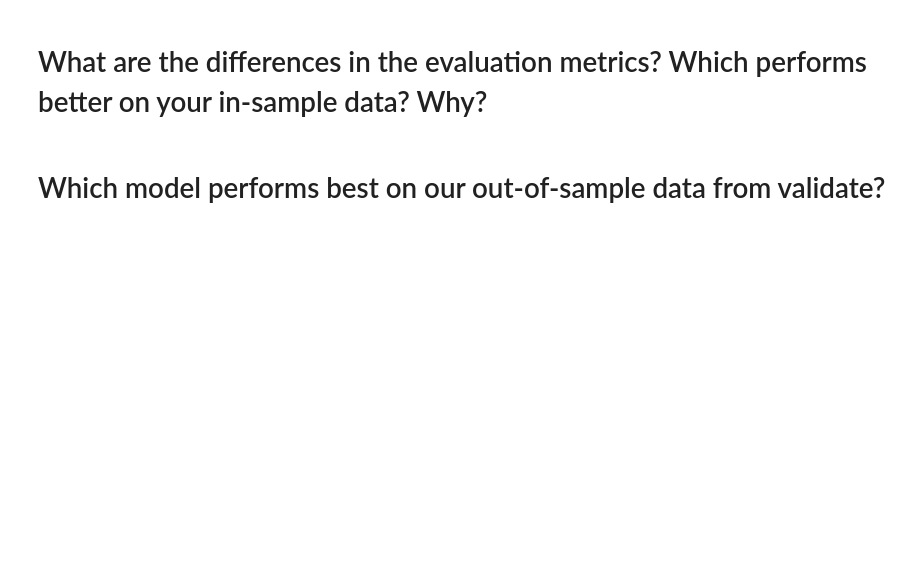
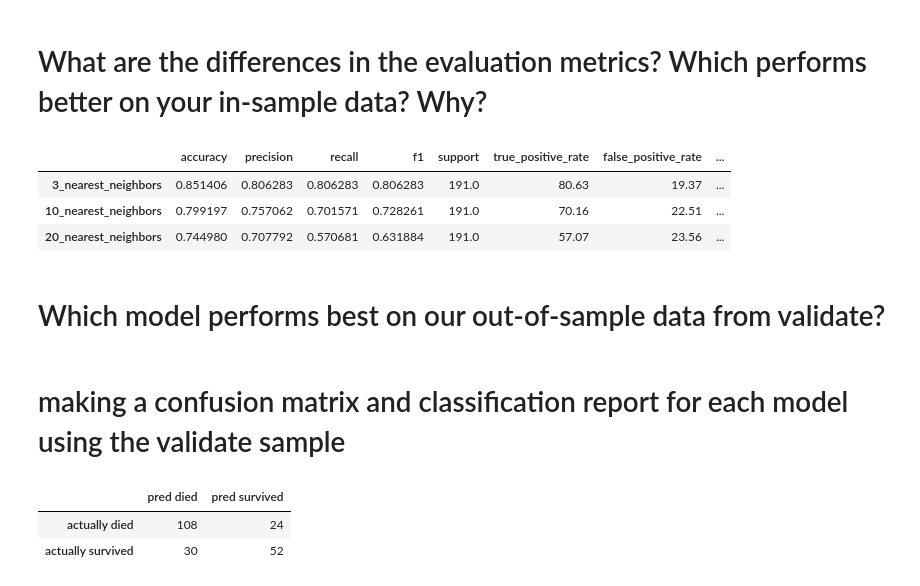
Before and after one commit to Andy-Jensen/classification-exercises, a Jupyter notebook: knn_model.ipynb, the cells around one changed output. Cells and saved outputs as stored; diff of their text form; code cells hidden in the pictures; blank space fills up the shorter version.

```diff
--- a/knn_model.ipynb
+++ b/knn_model.ipynb
@@ -167,0 +273,5 @@ False negative rate is 12.1%
+# %%
+#making a dataframe using the classification report
+traindf20 = pd.DataFrame(classification_report(y_train, y_pred20, output_dict=True,
+                                   target_names=['died', 'survived']))
+traindf20
@@ -167,0 +284,29 @@ False negative rate is 12.1%
+# %%
+#assigning data results to variables
+
+accuracy20= traindf20.iloc[1:]['accuracy'][0]
+precision20= traindf20.iloc[0:2]['survived'][0]
+recall20= traindf20.iloc[1:2]['survived'][0]
+f120= traindf20.iloc[2:3]['survived'][0]
+support20= traindf20.iloc[3:4]['survived'][0]
+tn20, fp20, fn20, tp20= confusion_matrix(y_train, y_pred20).ravel()
+neg20= tn20+fp20
+pos20= fn20+tp20
+
+
+tpr20=(tp20/pos20).round(4)*100
+fpr20=(fp20/pos20).round(4)*100
+tnr20=(tn20/neg20).round(3)*100
+fnr20=(fn20/neg20).round(3)*100
+
+#printing results using vairables
+
+print(f'Accuracy is {accuracy20.round(4)*100}%')
+print(f'Precision is {precision20.round(4)*100}%')
+print(f'Recall is {recall20.round(4)*100}%')
+print(f'F1-score is {f120.round(3)*100}%')
+print(f'Support is {support20}')
+print(f'True positive rate is {(tp20/pos20).round(4)*100}%')
+print(f'False positive rate is {(fp20/pos20).round(4)*100}%')
+print(f'True negative rate is {(tn20/neg20).round(3)*100}%')
+print(f'False negative rate is {(fn20/neg20).round(1)*100}%')
@@ -168,2 +323,18 @@ False negative rate is 12.1%
 # %% [markdown]
 # What are the differences in the evaluation metrics? Which performs better on your in-sample data? Why?
+# %%
+pd.DataFrame({'accuracy': [accuracy, accuracy10, accuracy20],
+              'precision': [precision, precision10, precision20],
+             'recall': [recall, recall10, recall20],
+             'f1': [f1, f110, f120],
+             'support': [support, support10, support20],
+             'true_positive_rate': [tpr, tpr10, tpr20],
+             'false_positive_rate': [fpr, fpr10, fpr20],
+             'true_negative_rate': [tnr, tnr10, tnr20],
+             'false_negaive_rate': [fnr, fnr10, fnr20]},
+            index = ['3_nearest_neighbors', '10_nearest_neighbors', '20_nearest_neighbors'])
+# %% [output]
+|  | accuracy | precision | recall | f1 | support | true_positive_rate | false_positive_rate | ... |
+| 3_nearest_neighbors | 0.851406 | 0.806283 | 0.806283 | 0.806283 | 191.0 | 80.63 | 19.37 | ... |
+| 10_nearest_neighbors | 0.799197 | 0.757062 | 0.701571 | 0.728261 | 191.0 | 70.16 | 22.51 | ... |
+| 20_nearest_neighbors | 0.744980 | 0.707792 | 0.570681 | 0.631884 | 191.0 | 57.07 | 23.56 | ... |
@@ -171,0 +350,11 @@ False negative rate is 12.1%
+# %% [markdown]
+# making a confusion matrix and classification report for each model using the validate sample
+# %%
+vcmt=pd.DataFrame(data=confusion_matrix(y_val, y_val_pred),
+             columns= ['pred died', 'pred survived'],
+             index= ['actually died', 'actually survived'])
+vcmt
+# %% [output]
+|  | pred died | pred survived |
+| actually died | 108 | 24 |
+| actually survived | 30 | 52 |
```
Also changed, not shown: parts of 28 cells of this notebook.
